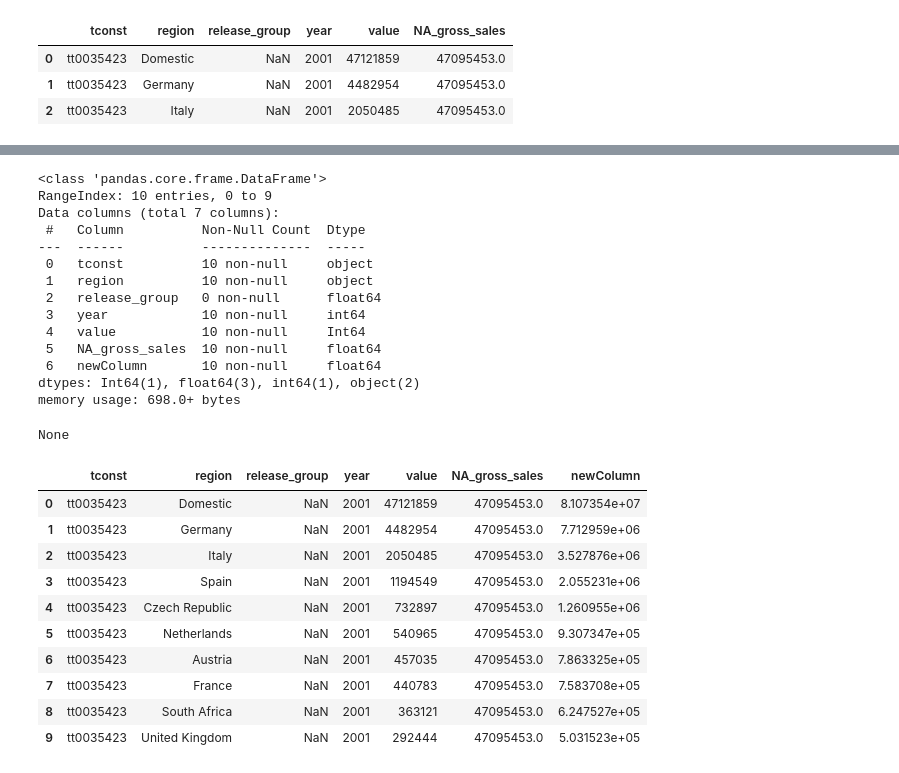
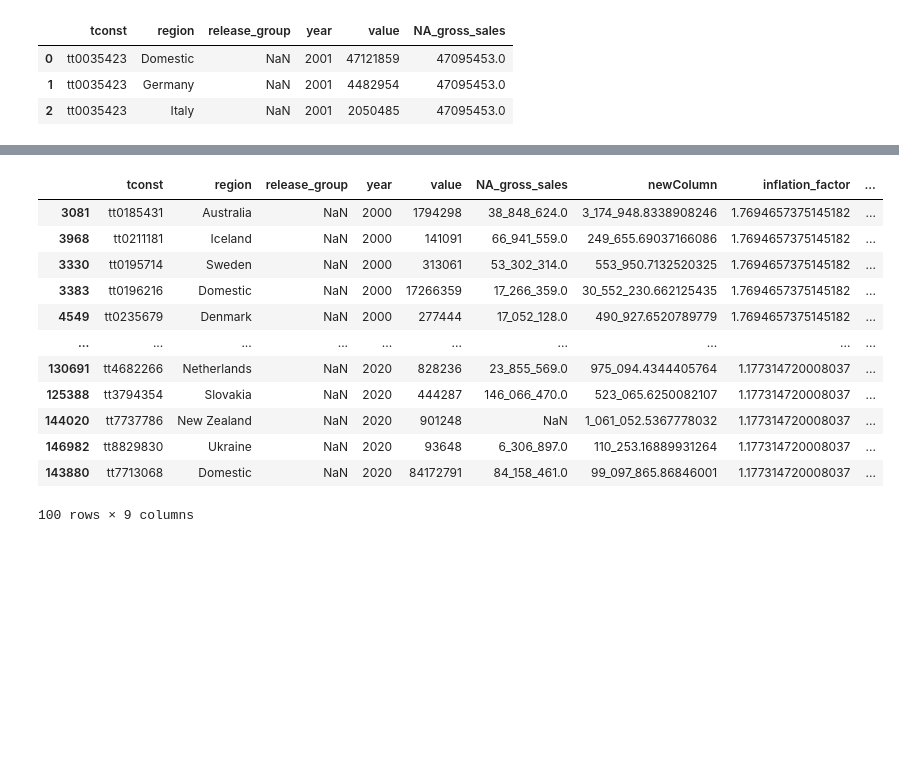
Before and after one commit to tk87-hono/data_analytics_24_4-Capstone_Movie_Group, a Jupyter notebook: after_big_merge.ipynb, the cells around one changed output, grey strips where cells are left out. Saved outputs shown, nothing was run; the diff lists cells and outputs as text; code cells hidden in the pictures; blank space fills up the shorter version.

```diff
--- a/after_big_merge.ipynb
+++ b/after_big_merge.ipynb
@@ -186,6 +186,8 @@ Approach:
 - 4) Use inflation-correction function on Sales-data on all columns (make new columns)
 - 5) Drop Salescolums in imdb_df
 - 6) Merge sales data back from Boxoffice-table to imdb_data
+# %%
+pd.options.display.float_format = '{:_}'.format
 # %%
 # Merge sales AND year data to Boxoffice-table
 bx_df = bx_df.merge(imdb_df[["tconst", "year", "NA_gross_sales"]], how = "inner", left_on = "tconst", right_on = "tconst")
@@ -208,32 +233,7 @@ import cpi
+# %%
+test_year_df = pd.DataFrame([])
+for year in [2000, 2005, 2010, 2015, 2020]:
+    test_year_df = pd.concat([test_year_df, bx_df[bx_df['year'] == year].sample(20)])
 # %%
-# TEST
-test_df = bx_df.head(10).copy()
-test_df["newColumn"] = test_df.apply(lambda row: cpi.inflate(row['value'], row['year'], to=2023), axis=1)
+test_year_df["newColumn"] = test_year_df.apply(lambda row: cpi.inflate(row['value'], row.year), axis=1)
-# %% [output]
-<class 'pandas.core.frame.DataFrame'>
-RangeIndex: 10 entries, 0 to 9
-Data columns (total 7 columns):
- #   Column          Non-Null Count  Dtype
----  ------          --------------  -----
- 0   tconst          10 non-null     object
- 1   region          10 non-null     object
- 2   release_group   0 non-null      float64
- 3   year            10 non-null     int64
- 4   value           10 non-null     Int64
- 5   NA_gross_sales  10 non-null     float64
- 6   newColumn       10 non-null     float64
-dtypes: Int64(1), float64(3), int64(1), object(2)
-memory usage: 698.0+ bytes
-None
-|  | tconst | region | release_group | year | value | NA_gross_sales | newColumn |
-| 0 | tt0035423 | Domestic | NaN | 2001 | 47121859 | 47095453.0 | 8.107354e+07 |
-| 1 | tt0035423 | Germany | NaN | 2001 | 4482954 | 47095453.0 | 7.712959e+06 |
-| 2 | tt0035423 | Italy | NaN | 2001 | 2050485 | 47095453.0 | 3.527876e+06 |
-| 3 | tt0035423 | Spain | NaN | 2001 | 1194549 | 47095453.0 | 2.055231e+06 |
-| 4 | tt0035423 | Czech Republic | NaN | 2001 | 732897 | 47095453.0 | 1.260955e+06 |
-| 5 | tt0035423 | Netherlands | NaN | 2001 | 540965 | 47095453.0 | 9.307347e+05 |
-| 6 | tt0035423 | Austria | NaN | 2001 | 457035 | 47095453.0 | 7.863325e+05 |
-| 7 | tt0035423 | France | NaN | 2001 | 440783 | 47095453.0 | 7.583708e+05 |
-| 8 | tt0035423 | South Africa | NaN | 2001 | 363121 | 47095453.0 | 6.247527e+05 |
-| 9 | tt0035423 | United Kingdom | NaN | 2001 | 292444 | 47095453.0 | 5.031523e+05 |
 # %%
@@ -244,0 +291,23 @@ display(bx_df.shape)
+# %%
+unique_years = test_year_df['year'].unique()
+inflation_factors = {year: cpi.inflate(1, year, to=2023) for year in unique_years}
+
+test_year_df['inflation_factor'] = test_year_df['year'].map(inflation_factors)
+
+test_year_df['new_column'] = test_year_df['value'] * test_year_df['inflation_factor']
+
+display(test_year_df)
+# %% [output]
+|  | tconst | region | release_group | year | value | NA_gross_sales | newColumn | inflation_factor | ... |
+| 3081 | tt0185431 | Australia | NaN | 2000 | 1794298 | 38_848_624.0 | 3_174_948.8338908246 | 1.7694657375145182 | ... |
+| 3968 | tt0211181 | Iceland | NaN | 2000 | 141091 | 66_941_559.0 | 249_655.69037166086 | 1.7694657375145182 | ... |
+| 3330 | tt0195714 | Sweden | NaN | 2000 | 313061 | 53_302_314.0 | 553_950.7132520325 | 1.7694657375145182 | ... |
+| 3383 | tt0196216 | Domestic | NaN | 2000 | 17266359 | 17_266_359.0 | 30_552_230.662125435 | 1.7694657375145182 | ... |
+| 4549 | tt0235679 | Denmark | NaN | 2000 | 277444 | 17_052_128.0 | 490_927.6520789779 | 1.7694657375145182 | ... |
+| ... | ... | ... | ... | ... | ... | ... | ... | ... | ... |
+| 130691 | tt4682266 | Netherlands | NaN | 2020 | 828236 | 23_855_569.0 | 975_094.4344405764 | 1.177314720008037 | ... |
+| 125388 | tt3794354 | Slovakia | NaN | 2020 | 444287 | 146_066_470.0 | 523_065.6250082107 | 1.177314720008037 | ... |
+| 144020 | tt7737786 | New Zealand | NaN | 2020 | 901248 | NaN | 1_061_052.5367778032 | 1.177314720008037 | ... |
+| 146982 | tt8829830 | Ukraine | NaN | 2020 | 93648 | 6_306_897.0 | 110_253.16889931264 | 1.177314720008037 | ... |
+| 143880 | tt7713068 | Domestic | NaN | 2020 | 84172791 | 84_158_461.0 | 99_097_865.86846001 | 1.177314720008037 | ... |
+100 rows × 9 columns
```
Also changed, not shown: parts of 21 cells of this notebook.
